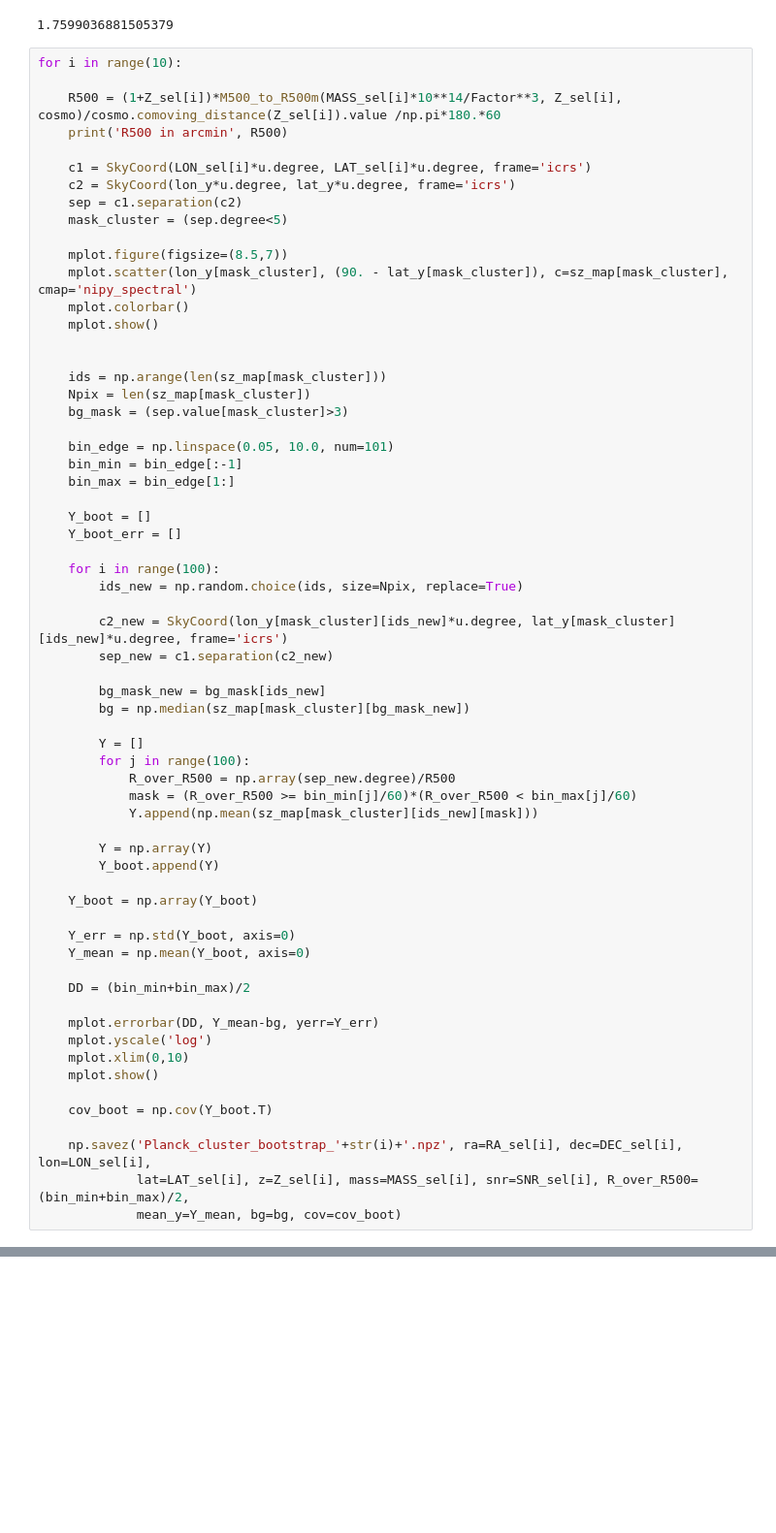
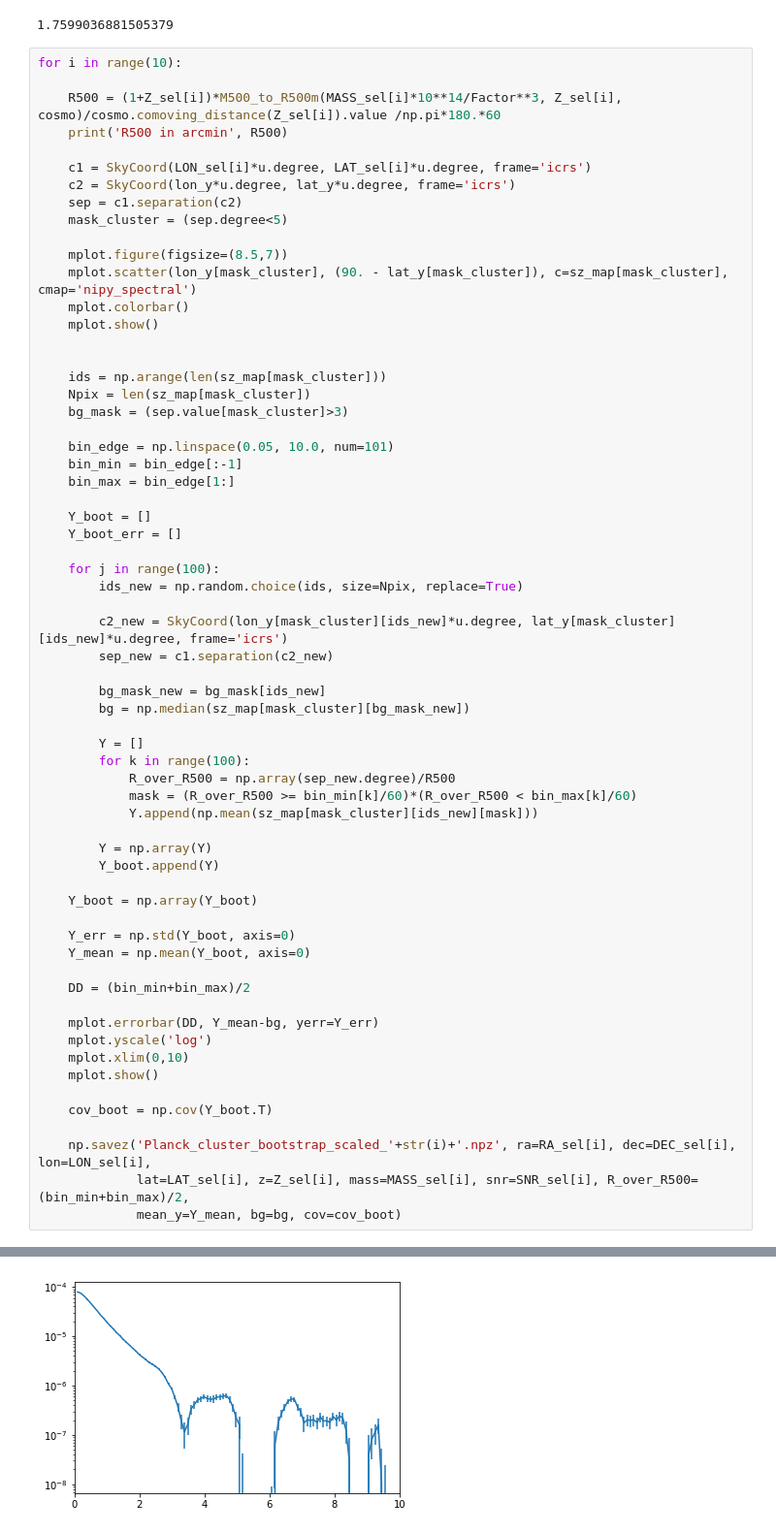
Before and after one commit to chihway/ClusterProfiles, a Jupyter notebook: planck/BootstrapMeasurement_scaled.ipynb, the cells around one changed output, grey strips where cells are left out. Shown at 97% size. Drawn from its saved outputs; the diff is of its cells as text; blank space fills up the shorter version.

```diff
--- a/planck/BootstrapMeasurement_scaled.ipynb
+++ b/planck/BootstrapMeasurement_scaled.ipynb
@@ -83,7 +83,7 @@ for i in range(10):
     Y_boot = []
     Y_boot_err = []
 
-    for i in range(100):
+    for j in range(100):
         ids_new = np.random.choice(ids, size=Npix, replace=True)
 
         c2_new = SkyCoord(lon_y[mask_cluster][ids_new]*u.degree, lat_y[mask_cluster][ids_new]*u.degree, frame='icrs')
@@ -91,33 +91,34 @@ for i in range(10):
 
         bg_mask_new = bg_mask[ids_new]
         bg = np.median(sz_map[mask_cluster][bg_mask_new])
 
         Y = []
-        for j in range(100):
+        for k in range(100):
             R_over_R500 = np.array(sep_new.degree)/R500
-            mask = (R_over_R500 >= bin_min[j]/60)*(R_over_R500 < bin_max[j]/60)
+            mask = (R_over_R500 >= bin_min[k]/60)*(R_over_R500 < bin_max[k]/60)
             Y.append(np.mean(sz_map[mask_cluster][ids_new][mask]))
 
         Y = np.array(Y)
         Y_boot.append(Y)
 
     Y_boot = np.array(Y_boot)
 
     Y_err = np.std(Y_boot, axis=0)
     Y_mean = np.mean(Y_boot, axis=0)
 
     DD = (bin_min+bin_max)/2
 
     mplot.errorbar(DD, Y_mean-bg, yerr=Y_err)
     mplot.yscale('log')
     mplot.xlim(0,10)
     mplot.show()
 
     cov_boot = np.cov(Y_boot.T)
 
-    np.savez('Planck_cluster_bootstrap_'+str(i)+'.npz', ra=RA_sel[i], dec=DEC_sel[i], lon=LON_sel[i],
+    np.savez('Planck_cluster_bootstrap_scaled_'+str(i)+'.npz', ra=RA_sel[i], dec=DEC_sel[i], lon=LON_sel[i],
              lat=LAT_sel[i], z=Z_sel[i], mass=MASS_sel[i], snr=SNR_sel[i], R_over_R500=(bin_min+bin_max)/2,
              mean_y=Y_mean, bg=bg, cov=cov_boot)
 # %% [output]
 R500 in arcmin 17.999999999999996
 [figure]
+[figure, new version]
```
Also changed, not shown: parts of 2 cells of this notebook, 3 other files.
